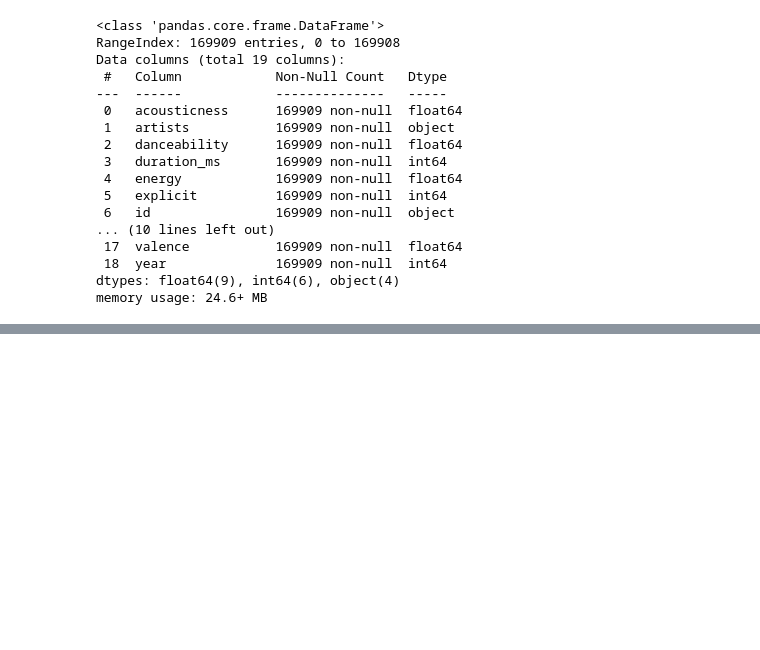
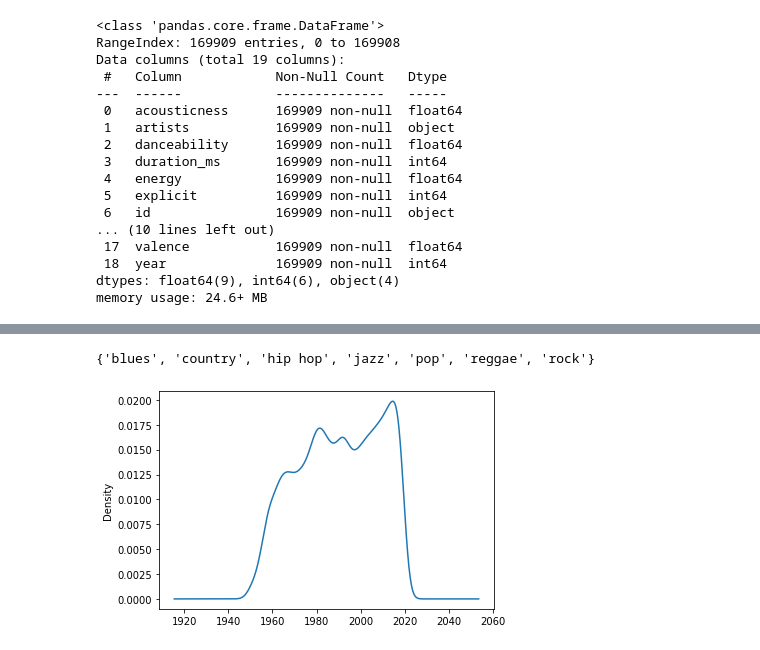
Before and after one commit to danielasenraoka/music_evolution, a Jupyter notebook: exploratory_anaysis.ipynb, the cells around one changed output, grey strips where cells are left out. Saved outputs shown, nothing was run; the diff lists cells and outputs as text; code cells hidden in the pictures; blank space fills up the shorter version.

Commit message:
Added a new dataset

```diff
--- a/exploratory_anaysis.ipynb
+++ b/exploratory_anaysis.ipynb
@@ -24,6 +24,11 @@ df2000 = pd.read_csv('https://drive.google.com/uc?id=1b27bWLmepXYmbDNfQ6XIqBt2t3
 df2010 = pd.read_csv('https://drive.google.com/uc?id=1uMLElUSFgFUh4r68Bia_sNo29lUJDwY8')
 
 df1921_2020 = pd.read_csv('https://drive.google.com/uc?id=1WDwMPhvSGxKgyfKNLBm5o0dEXjBvJdIC')
+
+# Dani, te dejo este coso para que cargues. Capaz podemos reemplazar los que tengan generos falopa con los generos de aca:
+# https://data.mendeley.com/datasets/3t9vbwxgr5/2/files/d2c58546-d8be-4d57-af14-b61337c927b2
+
+df_genre = pd.read_csv('https://drive.google.com/uc?id=14r8pyBecJyFeGd0Dxky6H1KEM5JqY0l2')
 # %%
 df1950.head()
 # %% [output]
@@ -115,0 +152,8 @@ memory usage: 24.6+ MB
+# %%
+set(df_genre['genre'])
+# %% [output]
+{'blues', 'country', 'hip hop', 'jazz', 'pop', 'reggae', 'rock'}
+# %%
+year_dist = df_genre['release_date'].plot.kde()
+# %% [output]
+[figure, added]
```
Also changed, not shown: parts of 7 cells of this notebook.
